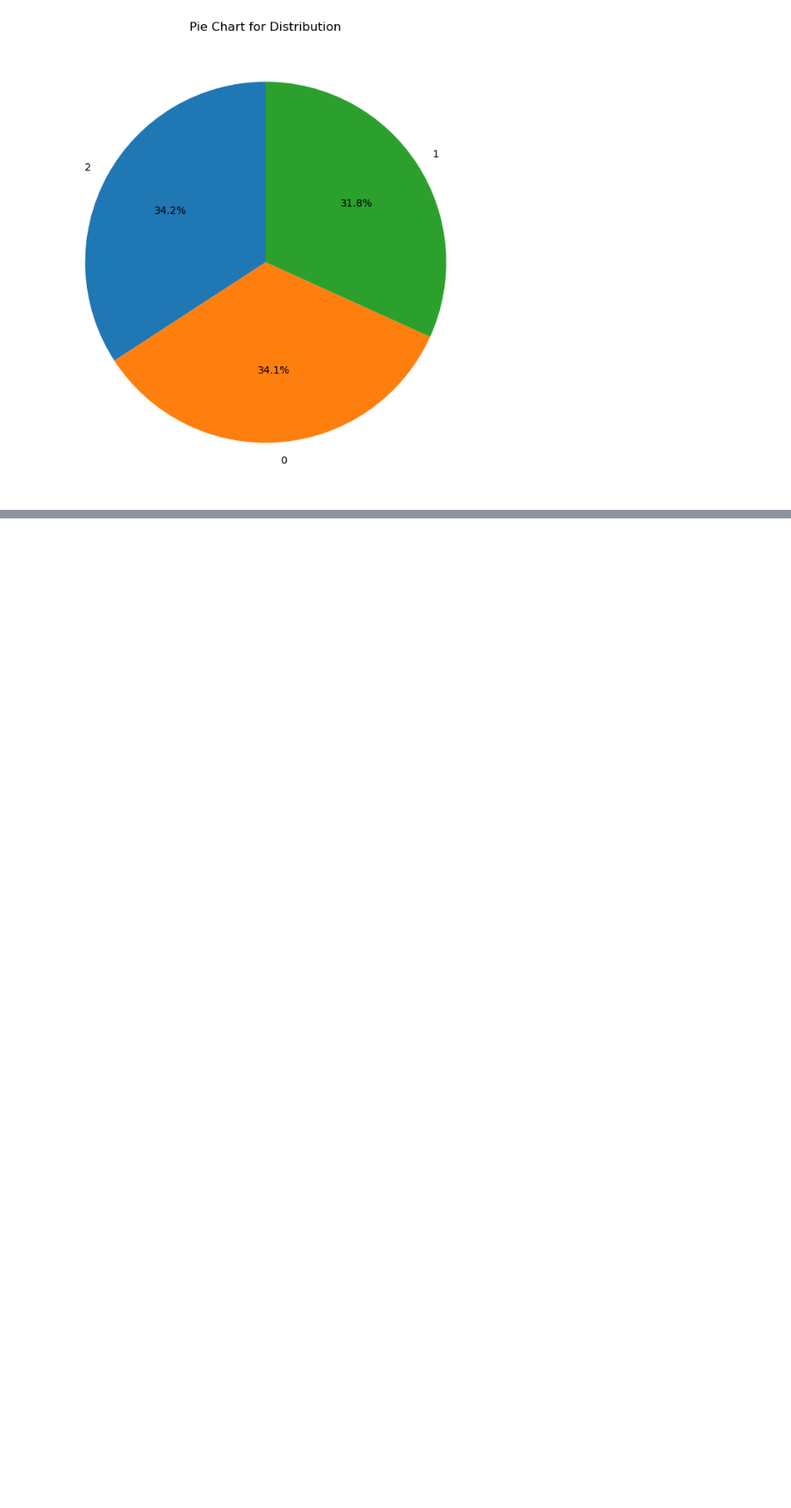
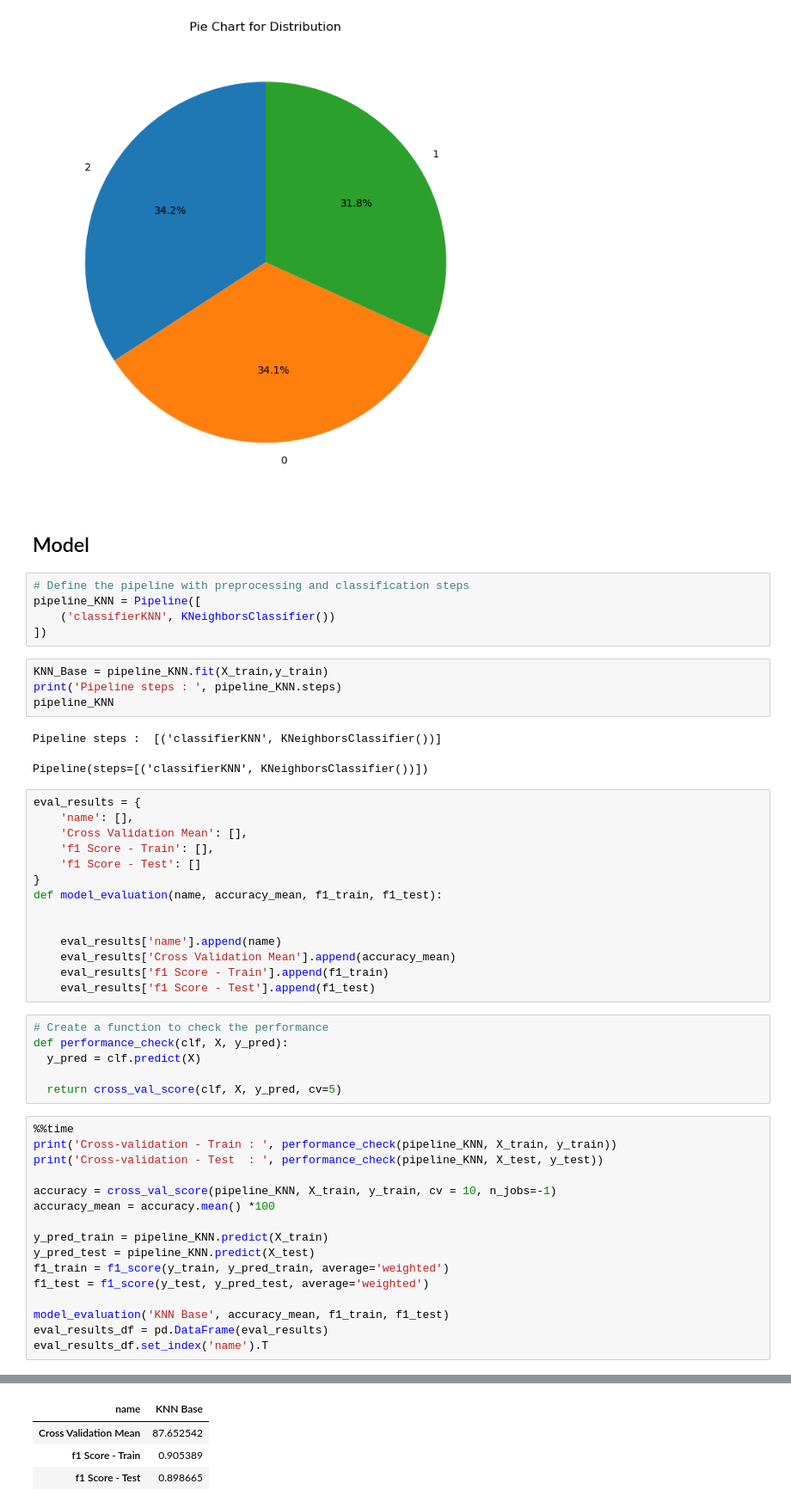
Before and after one commit to SyahrulRahmadan/Tugas_Matrikulasi_Alpro_S2, a Jupyter notebook: EDA.ipynb, the cells around one changed output, grey strips where cells are left out. Shown: that part at 86% size. Drawn from its saved outputs; the diff is of its cells as text; blank space fills up the shorter version.

```diff
--- a/EDA.ipynb
+++ b/EDA.ipynb
@@ -479,3 +542,54 @@ plt.title('Pie Chart for Distribution')
 plt.show()
 # %% [output]
 [figure]
+# %% [markdown]
+## Model
+# %%
+# Define the pipeline with preprocessing and classification steps
+pipeline_KNN = Pipeline([
+    ('classifierKNN', KNeighborsClassifier())
+])
+# %%
+KNN_Base = pipeline_KNN.fit(X_train,y_train)
+print('Pipeline steps : ', pipeline_KNN.steps)
+pipeline_KNN
+# %% [output]
+Pipeline steps :  [('classifierKNN', KNeighborsClassifier())]
+Pipeline(steps=[('classifierKNN', KNeighborsClassifier())])
+# %%
+eval_results = {
+    'name': [],
+    'Cross Validation Mean': [],
+    'f1 Score - Train': [],
+    'f1 Score - Test': []
+}
+def model_evaluation(name, accuracy_mean, f1_train, f1_test):
+
+
+    eval_results['name'].append(name)
+    eval_results['Cross Validation Mean'].append(accuracy_mean)
+    eval_results['f1 Score - Train'].append(f1_train)
+    eval_results['f1 Score - Test'].append(f1_test)
+# %%
+# Create a function to check the performance
+def performance_check(clf, X, y_pred):
+  y_pred = clf.predict(X)
+
+  return cross_val_score(clf, X, y_pred, cv=5)
+# %%
+%%time
+print('Cross-validation - Train : ', performance_check(pipeline_KNN, X_train, y_train))
+print('Cross-validation - Test  : ', performance_check(pipeline_KNN, X_test, y_test))
+
+accuracy = cross_val_score(pipeline_KNN, X_train, y_train, cv = 10, n_jobs=-1)
+accuracy_mean = accuracy.mean() *100
+
+y_pred_train = pipeline_KNN.predict(X_train)
+y_pred_test = pipeline_KNN.predict(X_test)
+f1_train = f1_score(y_train, y_pred_train, average='weighted')
+f1_test = f1_score(y_test, y_pred_test, average='weighted')
+
+model_evaluation('KNN Base', accuracy_mean, f1_train, f1_test)
+eval_results_df = pd.DataFrame(eval_results)
+eval_results_df.set_index('name').T
+# %% [output]
@@ -481,0 +600,4 @@ plt.show()
+| name | KNN Base |
+| Cross Validation Mean | 87.652542 |
+| f1 Score - Train | 0.905389 |
+| f1 Score - Test | 0.898665 |
```
Also changed, not shown: parts of 14 cells of this notebook, 1 other file.
